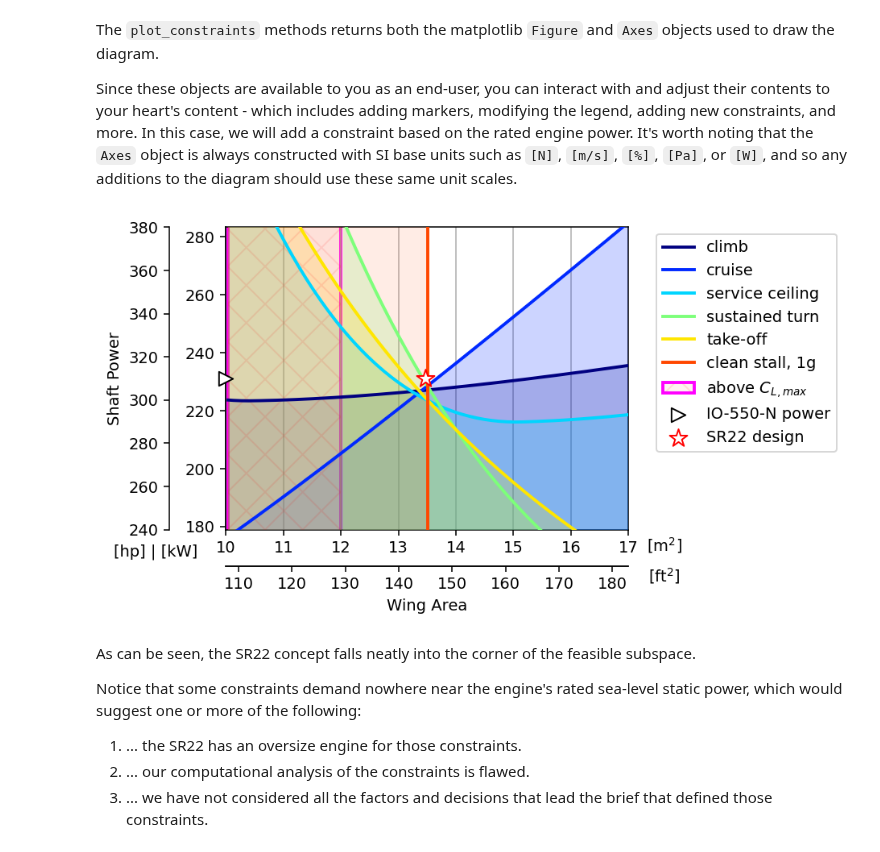
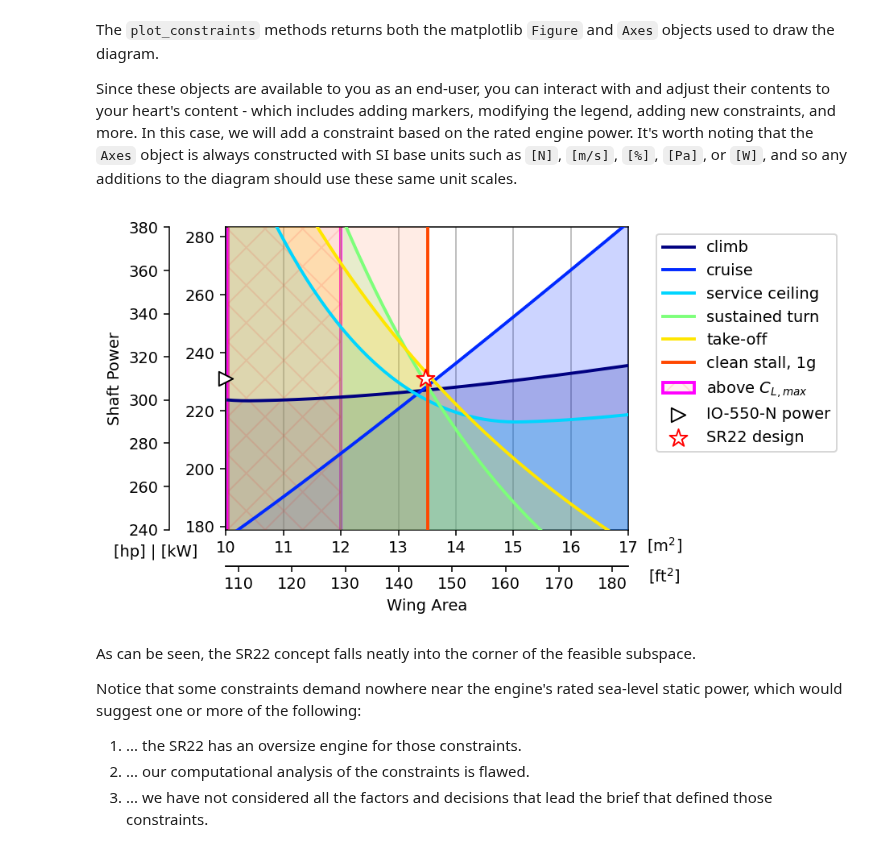
Before and after one commit to yaseen157/ADRpy, a Jupyter notebook: docs/ADRpy/notebooks/Example - Constraint Analysis of the Cirrus SR22.ipynb, the cells around one changed output. Saved outputs shown, nothing was run; the diff lists cells and outputs as text; code cells hidden in the pictures.

```diff
--- a/docs/ADRpy/notebooks/Example - Constraint Analysis of the Cirrus SR22.ipynb
+++ b/docs/ADRpy/notebooks/Example - Constraint Analysis of the Cirrus SR22.ipynb
@@ -42,11 +42,11 @@ nturn = 1 / np.cos(np.radians(60))  # Approx. load factor for 60 degrees of bank
 vstall_kcas = 72
 
 designbrief = {
-    "rwyelevation_m": 0.0, "groundrun_m": co.feet2m(1_082),           # Take-off
+    "rwyelevation_m": 0.0, "groundrun_m": uc.ft_m(1_082),             # Take-off
     "turnalt_m": 0, "turnspeed_ktas": 108, "stloadfactor": nturn,     # Sustained turn
     "climbalt_m": 0, "climbspeed_kias": 108, 'climbrate_fpm': 1_251,  # Climb
-    "cruisealt_m": co.feet2m(10e3), "cruisespeed_ktas": 182,          # Cruise
-    "servceil_m": co.feet2m(20e3), "secclimbspd_kias": 90,            # Service Ceiling
+    "cruisealt_m": uc.ft_m(10e3), "cruisespeed_ktas": 182,            # Cruise
+    "servceil_m": uc.ft_m(20e3), "secclimbspd_kias": 90,              # Service Ceiling
     "vstallclean_kcas": vstall_kcas                                   # Stall, 1g
 }
 # The service ceiling constraint was found by linearly extrapolating data in the POH,
@@ -62,7 +62,8 @@ Not all constraints of the aircraft have to be satisfied at MTOW, in which case
 # Extracted from [2]
 designdefinition = {
     "aspectratio": 10.12, "taperratio": 0.5,    # Wing "slenderness"
-    "weight_n": co.lbf2n(3600),                 # Weight estimate
+    "weight_n": uc.lbf_N(3600),                 # Weight estimate
+    "sweep_mt_deg": 0.0,
     "weightfractions": {"cruise": 3400/3600}
 }
 # %% [markdown]
@@ -132,7 +133,7 @@ We can further constrain the design space by applying a limit to the available s
 At the conceptual stage this may come from a general idea of the spread of power ratings across aircraft of similar types, or the known availability in a number of *off-the-shelf* solutions from engine manufacturers.
 In this case we know for example, that the Cirrus SR22 uses a *Teledyne Continental IO-550-N*, rated for 310 horsepower in standard, sea-level conditions.
 # %%
-ratedpower_w = co.hp2w(310)
+ratedpower_w = uc.hp_W(310)
 # %% [markdown]
 The `plot_constraints` methods returns both the matplotlib `Figure` and `Axes` objects used to draw the diagram.
 
@@ -142,22 +143,22 @@ It's worth noting that the `Axes` object is always constructed with SI base unit
 # %%
 fig, ax = concept.plot_constraints(ws_pa)  # Make a fresh plot
 
 # Optionally: Zoom in so we can see the constraint up close
 # Do this now, otherwise our use of clip_on=False will cause markers to plot incorrectly later
 ax.set_xlim(10, 17)
-ax.set_ylim(co.hp2w(240), co.hp2w(380))
+ax.set_ylim(uc.hp_W(240), uc.hp_W(380))
 
 xaxis_limit_l, _ = ax.get_xlim()   # Left (and right) values of the plot's x-axis limits
-designarea_m2 = co.feet22m2(145)  # We happen to know the design wing area of the SR22
+designarea_m2 = uc.ft2_m2(145)  # We happen to know the design wing area of the SR22
 
 # Using clip_on=False lets us put markers anywhere in the figure, including outside the plot area
 common = {"fc": "white", "clip_on": False, "zorder": 100}
 ax.scatter(xaxis_limit_l, ratedpower_w, marker=">", ec="k", s=80, label="IO-550-N power", **common)
 ax.scatter(designarea_m2, ratedpower_w, marker="*", ec="r", s=140, label="SR22 design", **common)
 
 ax.remake_legend();  # Refresh the legend with this custom method
 # %% [output]
-[figure, old version]
+[figure, new version]
 # %% [markdown]
 As can be seen, the SR22 concept falls neatly into the corner of the feasible subspace.
 
```
Also changed, not shown: parts of 7 cells of this notebook, 17 other files.
